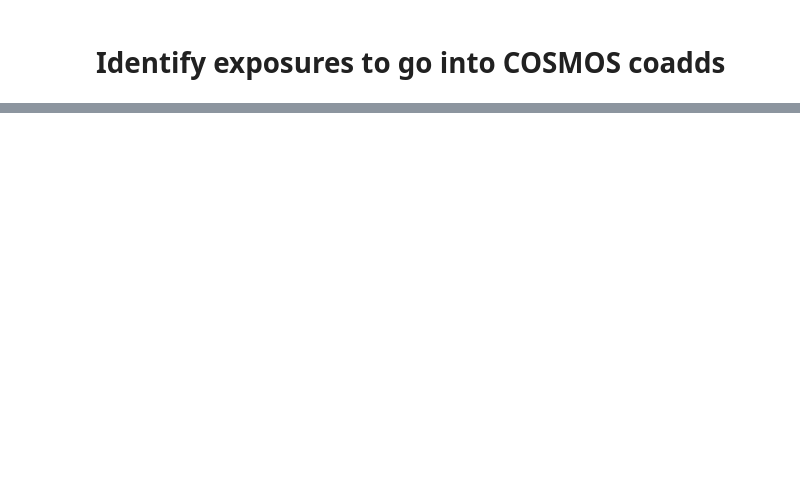
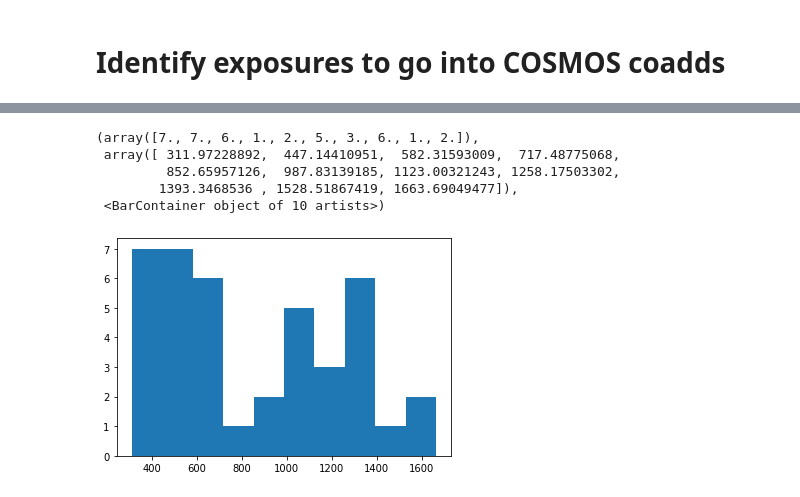
Before and after one commit to MerianSurvey/skipper, a Jupyter notebook: notebooks/Find_OIII_COSMOS_Stacks.ipynb, the cells around one changed output, grey strips where cells are left out. Saved outputs shown, nothing was run; the diff lists cells and outputs as text; code cells hidden in the pictures; blank space fills up the shorter version.

```diff
--- a/notebooks/Find_OIII_COSMOS_Stacks.ipynb
+++ b/notebooks/Find_OIII_COSMOS_Stacks.ipynb
@@ -34,0 +60,9 @@ for name in ['deep','best','wide']:
+# %%
+plt.hist(oiii_cosmos['t_eff'] )
+# %% [output]
+(array([7., 7., 6., 1., 2., 5., 3., 6., 1., 2.]),
+ array([ 311.97228892,  447.14410951,  582.31593009,  717.48775068,
+         852.65957126,  987.83139185, 1123.00321243, 1258.17503302,
+        1393.3468536 , 1528.51867419, 1663.69049477]),
+ <BarContainer object of 10 artists>)
+[figure, added]
```
Also changed, not shown: parts of 4 cells of this notebook.
